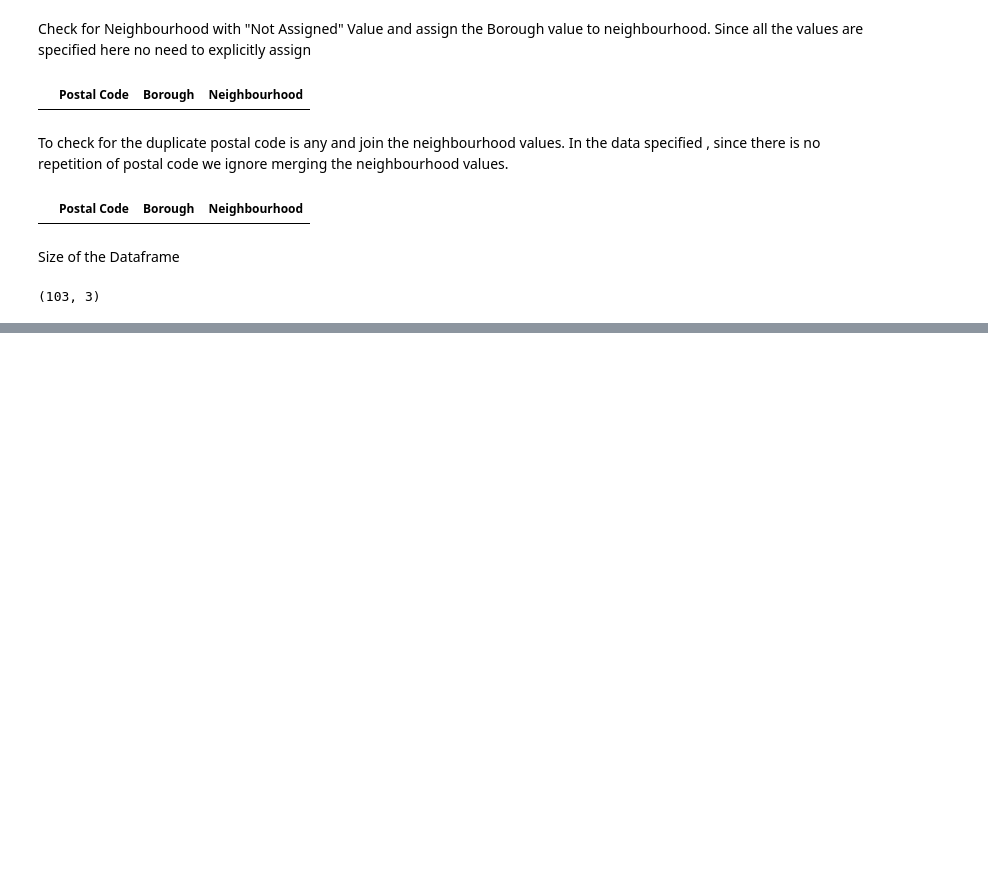
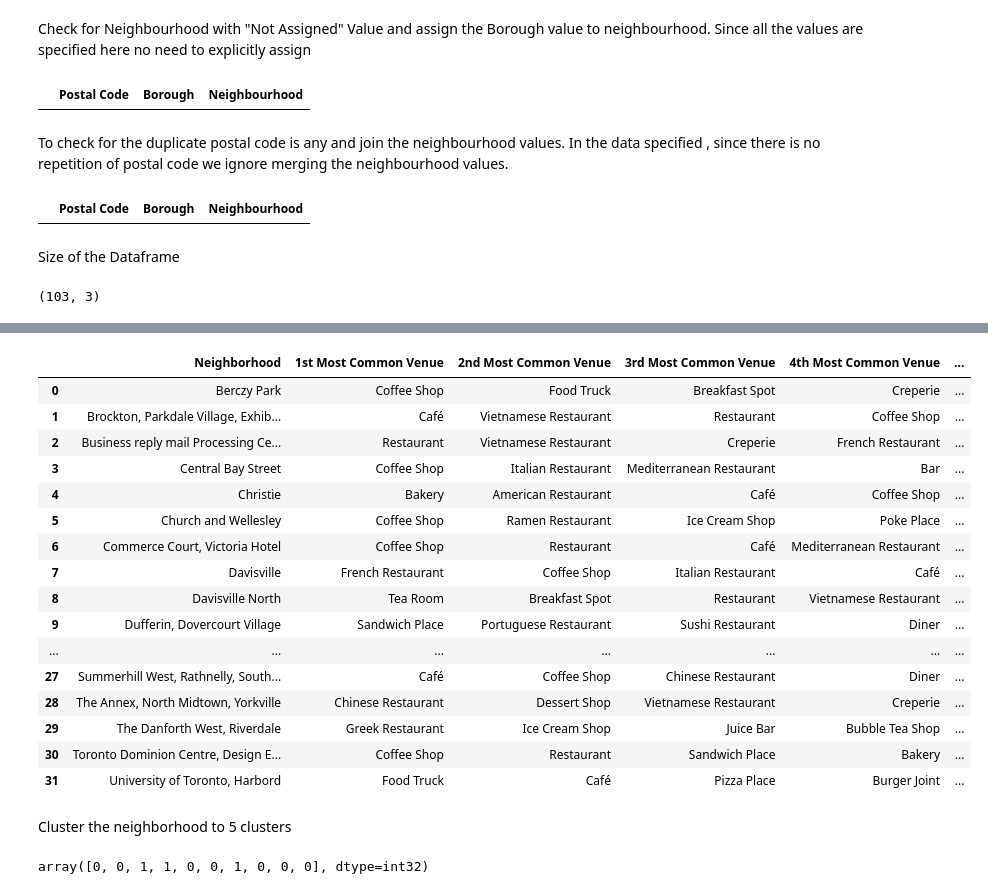
Before and after one commit to snehalatha82/Coursera_Capstone, a Jupyter notebook: NB_cluster_segment.ipynb, the cells around one changed output, grey strips where cells are left out. Saved outputs shown, nothing was run; the diff lists cells and outputs as text; code cells hidden in the pictures; blank space fills up the shorter version.

```diff
--- a/NB_cluster_segment.ipynb
+++ b/NB_cluster_segment.ipynb
@@ -60,0 +238,22 @@ df_list[0].shape
+# %%
+import numpy as np
+num_top_venues = 5
+
+indicators = ['st', 'nd', 'rd']
+
+# create columns according to number of top venues
+columns = ['Neighborhood']
+for ind in np.arange(num_top_venues):
+    try:
+        columns.append('{}{} Most Common Venue'.format(ind+1, indicators[ind]))
+    except:
+        columns.append('{}th Most Common Venue'.format(ind+1))
+
+# create a new dataframe
+neighborhoods_venues_sorted = pd.DataFrame(columns=columns)
+neighborhoods_venues_sorted['Neighborhood'] = tor_grouped['Neighborhood']
+
+for ind in np.arange(tor_grouped.shape[0]):
+    neighborhoods_venues_sorted.iloc[ind, 1:] = return_most_common_venues(tor_grouped.iloc[ind, :], num_top_venues)
+
+neighborhoods_venues_sorted.head()
@@ -60,0 +267,36 @@ df_list[0].shape
+# %%
+neighborhoods_venues_sorted
+# %% [output]
+|  | Neighborhood | 1st Most Common Venue | 2nd Most Common Venue | 3rd Most Common Venue | 4th Most Common Venue | ... |
+| 0 | Berczy Park | Coffee Shop | Food Truck | Breakfast Spot | Creperie | ... |
+| 1 | Brockton, Parkdale Village, Exhib... | Café | Vietnamese Restaurant | Restaurant | Coffee Shop | ... |
+| 2 | Business reply mail Processing Ce... | Restaurant | Vietnamese Restaurant | Creperie | French Restaurant | ... |
+| 3 | Central Bay Street | Coffee Shop | Italian Restaurant | Mediterranean Restaurant | Bar | ... |
+| 4 | Christie | Bakery | American Restaurant | Café | Coffee Shop | ... |
+| 5 | Church and Wellesley | Coffee Shop | Ramen Restaurant | Ice Cream Shop | Poke Place | ... |
+| 6 | Commerce Court, Victoria Hotel | Coffee Shop | Restaurant | Café | Mediterranean Restaurant | ... |
+| 7 | Davisville | French Restaurant | Coffee Shop | Italian Restaurant | Café | ... |
+| 8 | Davisville North | Tea Room | Breakfast Spot | Restaurant | Vietnamese Restaurant | ... |
+| 9 | Dufferin, Dovercourt Village | Sandwich Place | Portuguese Restaurant | Sushi Restaurant | Diner | ... |
+| ... | ... | ... | ... | ... | ... | ... |
+| 27 | Summerhill West, Rathnelly, South... | Café | Coffee Shop | Chinese Restaurant | Diner | ... |
+| 28 | The Annex, North Midtown, Yorkville | Chinese Restaurant | Dessert Shop | Vietnamese Restaurant | Creperie | ... |
+| 29 | The Danforth West, Riverdale | Greek Restaurant | Ice Cream Shop | Juice Bar | Bubble Tea Shop | ... |
+| 30 | Toronto Dominion Centre, Design E... | Coffee Shop | Restaurant | Sandwich Place | Bakery | ... |
+| 31 | University of Toronto, Harbord | Food Truck | Café | Pizza Place | Burger Joint | ... |
+# %% [markdown]
+Cluster the neighborhood to 5 clusters
+# %%
+from sklearn.cluster import KMeans
+# set number of clusters
+kclusters = 5
+
+tor_grouped_clustering = tor_grouped.drop('Neighborhood', 1)
+
+# run k-means clustering
+kmeans = KMeans(n_clusters=kclusters, random_state=0).fit(tor_grouped_clustering)
+
+# check cluster labels generated for each row in the dataframe
+kmeans.labels_[0:10]
+# %% [output]
+array([0, 0, 1, 1, 0, 0, 1, 0, 0, 0], dtype=int32)
```
Also changed, not shown: parts of 31 cells of this notebook.
